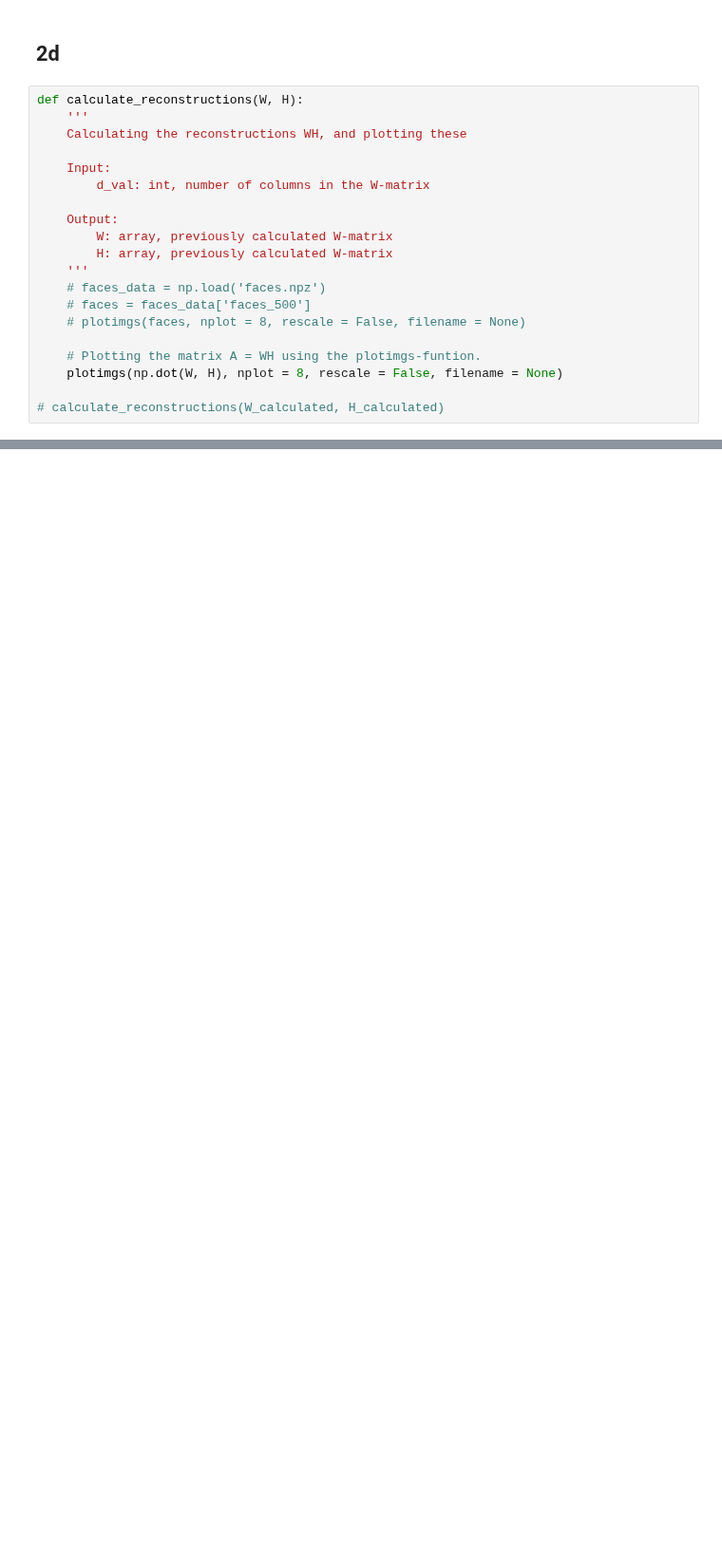
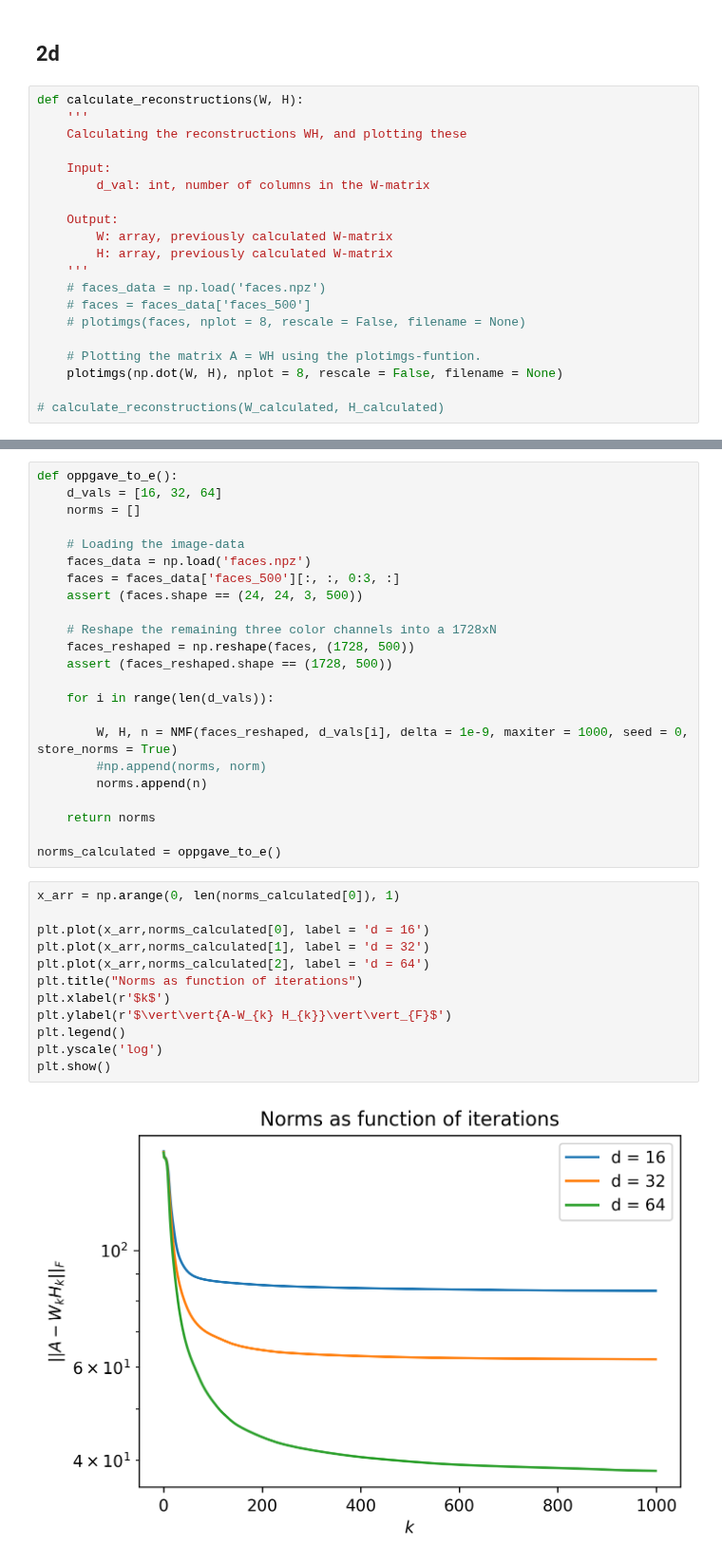
Before and after one commit to sundematias/TMA4320-IndMat-Project-3, a Jupyter notebook: main.ipynb, the cells around one changed output, grey strips where cells are left out. Shown at 95% size. Saved outputs shown, nothing was run; the diff lists cells and outputs as text; blank space fills up the shorter version.

```diff
--- a/main.ipynb
+++ b/main.ipynb
@@ -532,0 +535,37 @@ def calculate_reconstructions(W, H):
+# %%
+def oppgave_to_e():
+    d_vals = [16, 32, 64]
+    norms = []
+
+    # Loading the image-data
+    faces_data = np.load('faces.npz')
+    faces = faces_data['faces_500'][:, :, 0:3, :]
+    assert (faces.shape == (24, 24, 3, 500))
+
+    # Reshape the remaining three color channels into a 1728xN
+    faces_reshaped = np.reshape(faces, (1728, 500))
+    assert (faces_reshaped.shape == (1728, 500))
+
+    for i in range(len(d_vals)):
+
+        W, H, n = NMF(faces_reshaped, d_vals[i], delta = 1e-9, maxiter = 1000, seed = 0, store_norms = True)
+        #np.append(norms, norm)
+        norms.append(n)
+
+    return norms
+
+norms_calculated = oppgave_to_e()
+# %%
+x_arr = np.arange(0, len(norms_calculated[0]), 1)
+
+plt.plot(x_arr,norms_calculated[0], label = 'd = 16')
+plt.plot(x_arr,norms_calculated[1], label = 'd = 32')
+plt.plot(x_arr,norms_calculated[2], label = 'd = 64')
+plt.title("Norms as function of iterations")
+plt.xlabel(r'$k$')
+plt.ylabel(r'$\vert\vert{A-W_{k} H_{k}}\vert\vert_{F}$')
+plt.legend()
+plt.yscale('log')
+plt.show()
+# %% [output]
+[figure, added]
```
Also changed, not shown: parts of 1 cell of this notebook.
